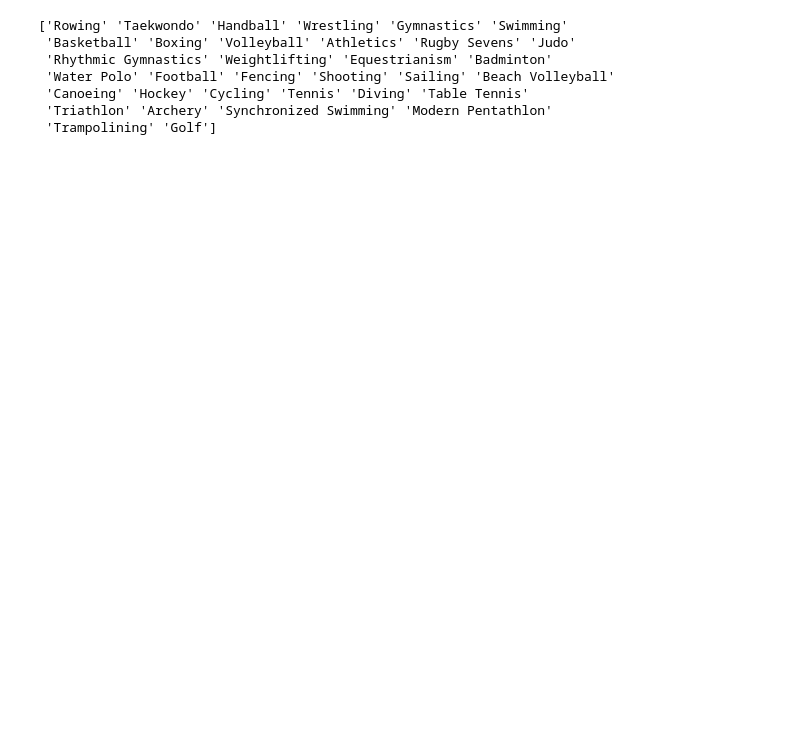
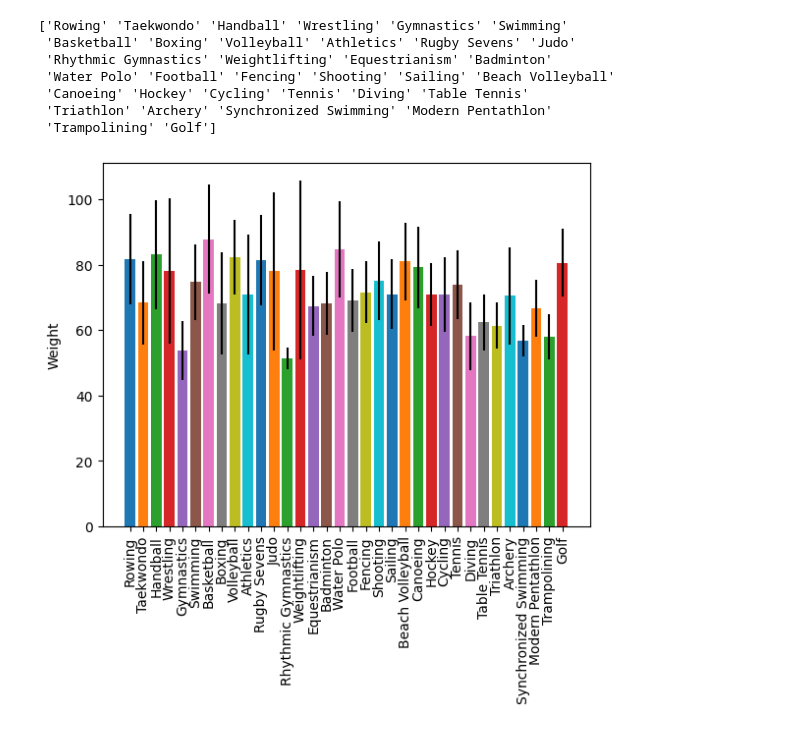
Before and after one commit to erturkmemmedli/DataCamp-Data-Science-Courses, a Jupyter notebook: 8 - Introduction to Data Visualization with Matplotlib/8 - Introduction to Data Visualization with Matplotlib.ipynb, the cells around one changed output. Drawn from its saved outputs; the diff is of its cells as text; code cells hidden in the pictures; blank space fills up the shorter version.

```diff
--- a/8 - Introduction to Data Visualization with Matplotlib/8 - Introduction to Data Visualization with Matplotlib.ipynb
+++ b/8 - Introduction to Data Visualization with Matplotlib/8 - Introduction to Data Visualization with Matplotlib.ipynb
@@ -476,3 +476,22 @@ print(sports)
  'Canoeing' 'Hockey' 'Cycling' 'Tennis' 'Diving' 'Table Tennis'
  'Triathlon' 'Archery' 'Synchronized Swimming' 'Modern Pentathlon'
  'Trampolining' 'Golf']
+# %%
+fig, ax = plt.subplots()
+
+# Loop over the different sports branches
+for sport in sports:
+  # Extract the rows only for this sport
+  sport_df = summer_2016_medals[summer_2016_medals["Sport"] == sport]
+  # Add a bar for the "Weight" mean with std y error bar
+  ax.bar(sport, sport_df["Weight"].mean(), yerr=sport_df["Weight"].std())
+
+ax.set_ylabel("Weight")
+ax.set_xticklabels(sports, rotation=90)
+
+plt.show()
+
+# Save the figure to file
+fig.savefig("sports_weights.png")
+# %% [output]
+[figure, added]
```
